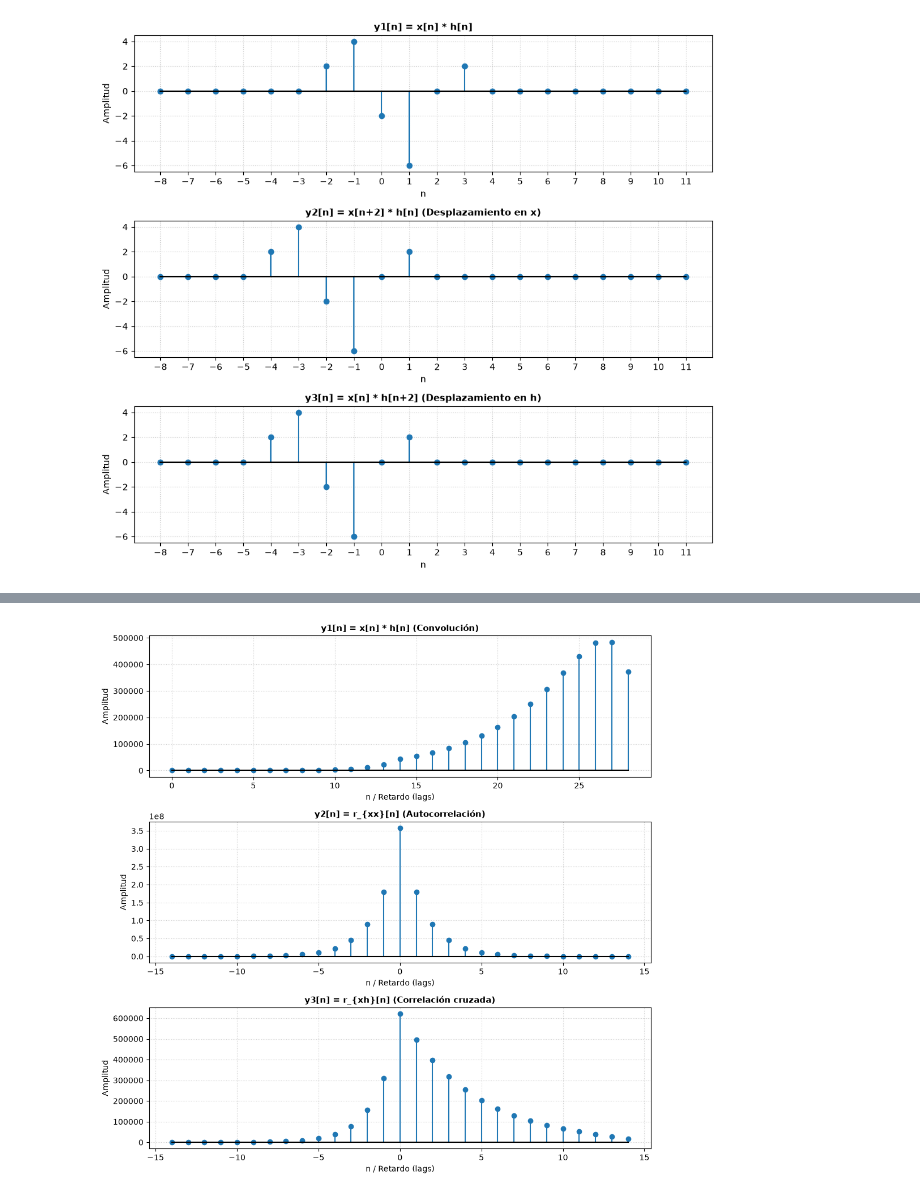
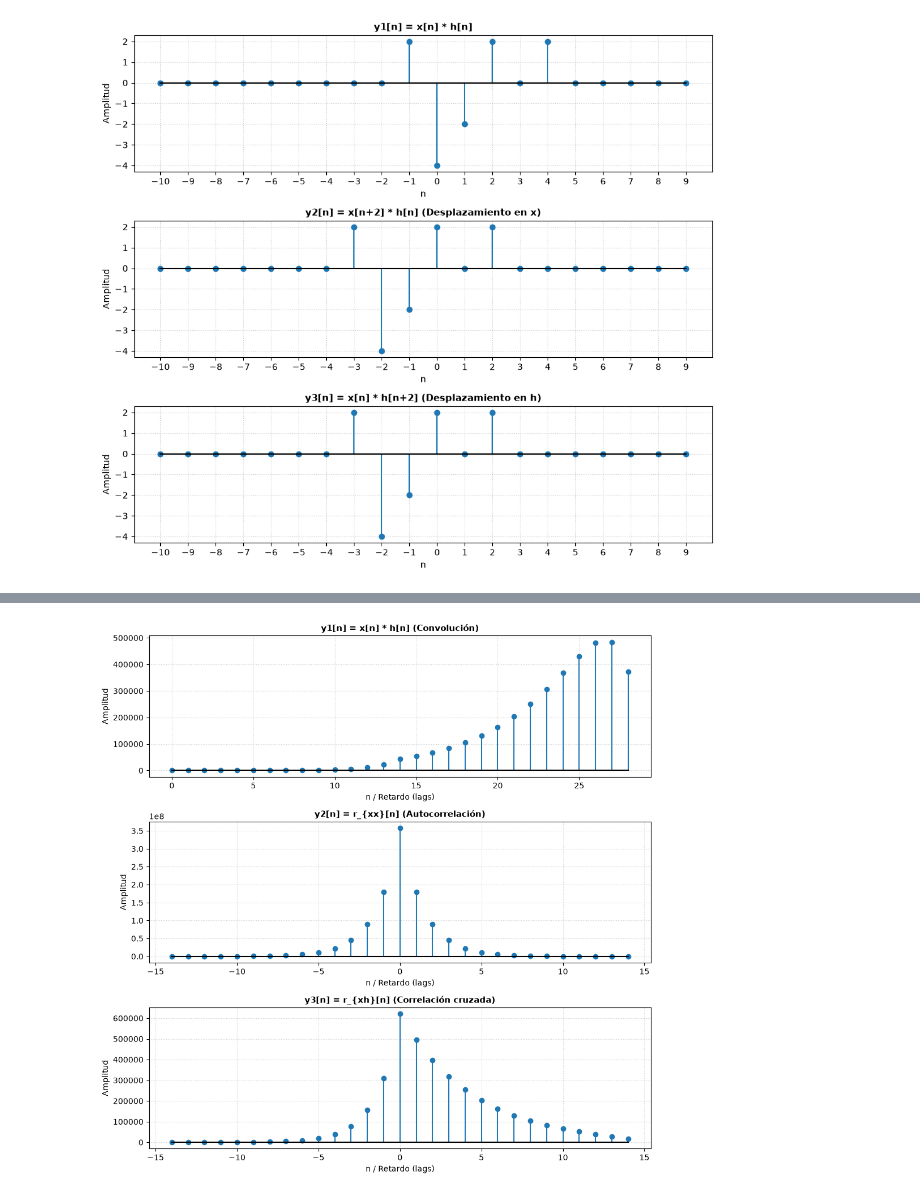
Before and after one commit to JulioOZ-cmyk/Procesamiento-de-senales, a Jupyter notebook: notebooks/Lab2.ipynb, the cells around one changed output, grey strips where cells are left out. Cells and saved outputs as stored; diff of their text form; code cells hidden in the pictures.

```diff
--- a/notebooks/Lab2.ipynb
+++ b/notebooks/Lab2.ipynb
@@ -1,64 +1,64 @@
 # %%
 import matplotlib.pyplot as plt
 import numpy as np
 
-n_range = np.arange(-8, 12)
-
+# Definición del rango temporal amplio para visualizar correctamente
+n_range = np.arange(-10, 10)
 
 def x_sig(n):
-  return (
-      (n == 0).astype(float) + 2 * (n == 1).astype(float) - (n == 3).astype(float)
-  )
+    return (
+        (n == 0).astype(float) + 2 * (n == 1).astype(float) - (n == 3).astype(float)
+    )
 
 def h_sig(n):
-  return 2 * (n == -1).astype(float) - 2 * (n == 1).astype(float)
+    return 2 * (n == -1).astype(float) - 2 * (n == 1).astype(float)
 
-
+# Generación de las señales base
 x = x_sig(n_range)
 h = h_sig(n_range)
 
-y1 = np.convolve(x, h, mode="same")
-x_shifted_2 = x_sig(n_range + 2)
-y2 = np.convolve(x_shifted_2, h, mode="same")
-h_shifted_2 = h_sig(n_range + 2)
-y3 = np.convolve(x, h_shifted_2, mode="same")
+# Convolución discreta correcta considerando el soporte temporal
+# Soporte de x: n = [0, 1, 3] -> Longitud y soportes relativos
+# Soporte de h: n = [-1, 1]
+# La convolución analítica y1[n] tiene valores en n = [-1, 0, 1, 2, 3, 4]
+y1_vals = [2, -4, -2, 2, 0, 2]
+y1_indices = [-1, 0, 1, 2, 3, 4]
+
+y1 = np.zeros_like(n_range, dtype=float)
+for val, idx in zip(y1_vals, y1_indices):
+    y1[n_range == idx] = val
+
+# y2[n] = x[n+2] * h[n] -> Desplaza la señal y1[n] 2 unidades hacia la izquierda (resta 2 a los índices)
+y2_indices = [idx - 2 for idx in y1_indices]
+y2 = np.zeros_like(n_range, dtype=float)
+for val, idx in zip(y1_vals, y2_indices):
+    y2[n_range == idx] = val
+
+# y3[n] = x[n] * h[n+2] -> También desplaza la señal y1[n] 2 unidades hacia la izquierda por propiedades de convolución
+y3_indices = [idx - 2 for idx in y1_indices]
+y3 = np.zeros_like(n_range, dtype=float)
+for val, idx in zip(y1_vals, y3_indices):
+    y3[n_range == idx] = val
 
 fig, axes = plt.subplots(3, 1, figsize=(10, 9))
 
 titulos = [
     r"y1[n] = x[n] * h[n]",
     r"y2[n] = x[n+2] * h[n] (Desplazamiento en x)",
     r"y3[n] = x[n] * h[n+2] (Desplazamiento en h)",
 ]
 
 senales = [y1, y2, y3]
 
 for ax, sig, title in zip(axes, senales, titulos):
-  ax.stem(n_range, sig, basefmt="k-")
-  ax.set_title(title, fontsize=11, fontweight="bold")
-  ax.set_xlabel("n")
-  ax.set_ylabel("Amplitud")
-  ax.set_xticks(n_range)
-  ax.grid(True, linestyle=":", alpha=0.6)
+    ax.stem(n_range, sig, basefmt="k-")
+    ax.set_title(title, fontsize=11, fontweight="bold")
+    ax.set_xlabel("n")
+    ax.set_ylabel("Amplitud")
+    ax.set_xticks(n_range)
+    ax.grid(True, linestyle=":", alpha=0.6)
 
 plt.tight_layout()
 plt.show()
-
-print("======================================================")
-print("       RESPUESTAS DEL LABORATORIO DE SEÑALES          ")
-print("======================================================")
-print("1. ¿Qué efecto produce desplazar x[n]?")
-print("   -> Adelanta o atrasa la señal x[n] en el eje temporal.")
-print("\n2. ¿Qué efecto produce desplazar h[n]?")
-print("   -> Adelanta o atrasa la respuesta al impulso h[n] en el tiempo.")
-print("\n3. ¿Cómo cambia la posición de la señal resultante?")
-print("   -> La señal y[n] se traslada exactamente en la misma cantidad")
-print("      y dirección del desplazamiento aplicado.")
-print("\n4. ¿Cambian la amplitud y la forma de la señal?")
-print("   -> No, la forma y las amplitudes se conservan intactas;")
-print("      únicamente ocurre una traslación horizontal.")
-print("\n5. ¿Qué propiedad de desplazamiento de la convolución se verifica?")
-print("   -> La propiedad de Invariancia Temporal y Linealidad.")
-print("======================================================\n")
 # %% [output]
-[figure, old version]
+[figure, new version]
```
Also changed, not shown: parts of 2 cells of this notebook.
